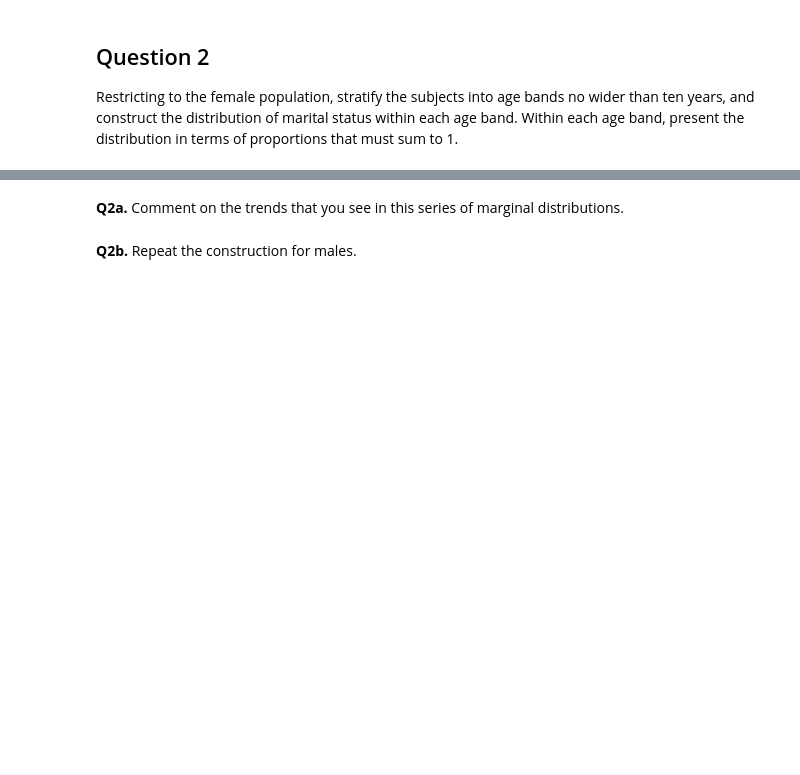
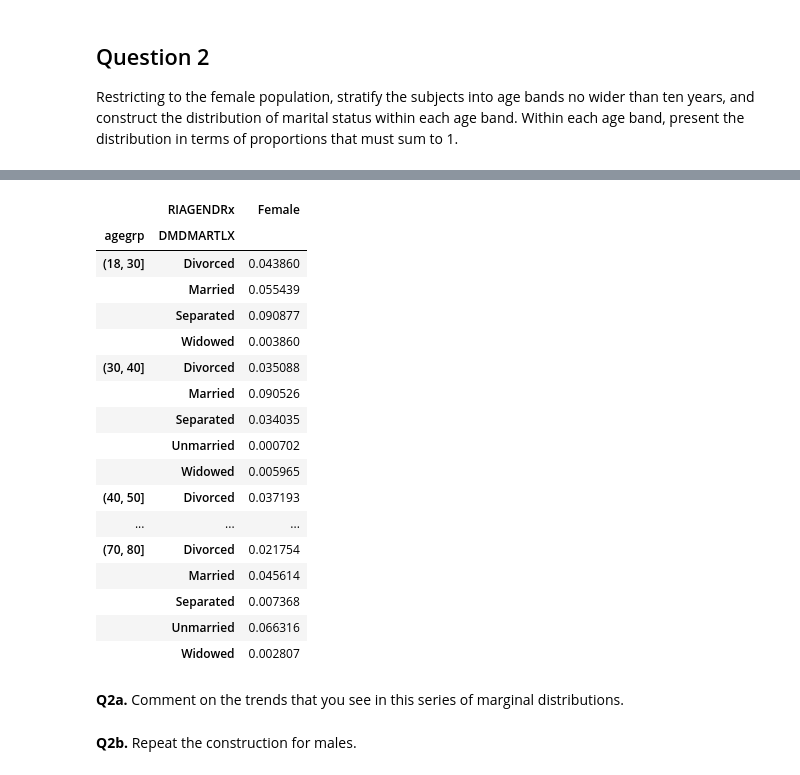
Before and after one commit to elsayedg/Statistics-with-Python-Specialization, a Jupyter notebook: 1_Understanding and Visualizing Data with Python/WEEK 2 - UNIVARIATE DATA/4- nhanes_univariate_practice.ipynb, the cells around one changed output, grey strips where cells are left out. Drawn from its saved outputs; the diff is of its cells as text; code cells hidden in the pictures; blank space fills up the shorter version.

Commit message:
learning how to make pivot table in pandas

```diff
--- a/1_Understanding and Visualizing Data with Python/WEEK 2 - UNIVARIATE DATA/4- nhanes_univariate_practice.ipynb
+++ b/1_Understanding and Visualizing Data with Python/WEEK 2 - UNIVARIATE DATA/4- nhanes_univariate_practice.ipynb
@@ -147,3 +194,30 @@ Restricting to the female population, stratify the subjects into age bands no wi
+# %%
+# insert your code
+# df_female.DMDMARTLX.value_counts()
+dx = df_female.groupby(["agegrp","DMDMARTLX"])['RIAGENDRx'].value_counts()
+dx = dx.unstack()
+dx = dx.apply(lambda x : x /x.sum() ,axis = 0 )
+# print(dx.to_string(float_format="%.3f"))
+dx
+# %% [output]
+|  | RIAGENDRx | Female |
+| agegrp | DMDMARTLX |  |
+| (18, 30] | Divorced | 0.043860 |
+|  | Married | 0.055439 |
+|  | Separated | 0.090877 |
+|  | Widowed | 0.003860 |
+| (30, 40] | Divorced | 0.035088 |
+|  | Married | 0.090526 |
+|  | Separated | 0.034035 |
+|  | Unmarried | 0.000702 |
+|  | Widowed | 0.005965 |
+| (40, 50] | Divorced | 0.037193 |
+| ... | ... | ... |
+| (70, 80] | Divorced | 0.021754 |
+|  | Married | 0.045614 |
+|  | Separated | 0.007368 |
+|  | Unmarried | 0.066316 |
+|  | Widowed | 0.002807 |
 # %% [markdown]
 __Q2a.__ Comment on the trends that you see in this series of marginal distributions.
 # %% [markdown]
```
Also changed, not shown: parts of 17 cells of this notebook.
